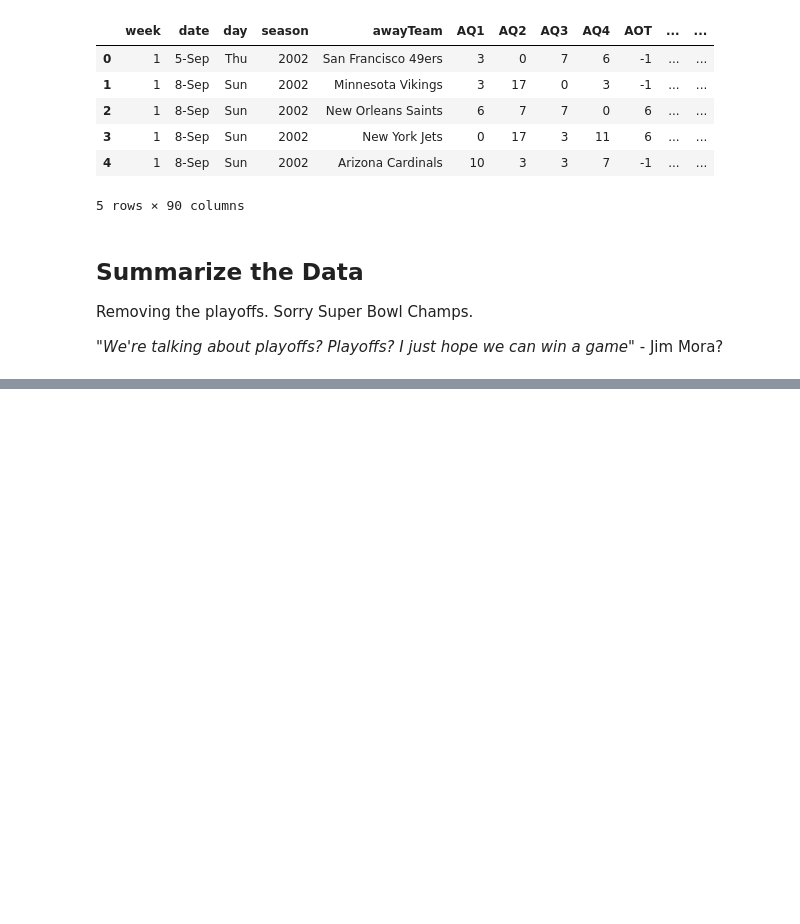
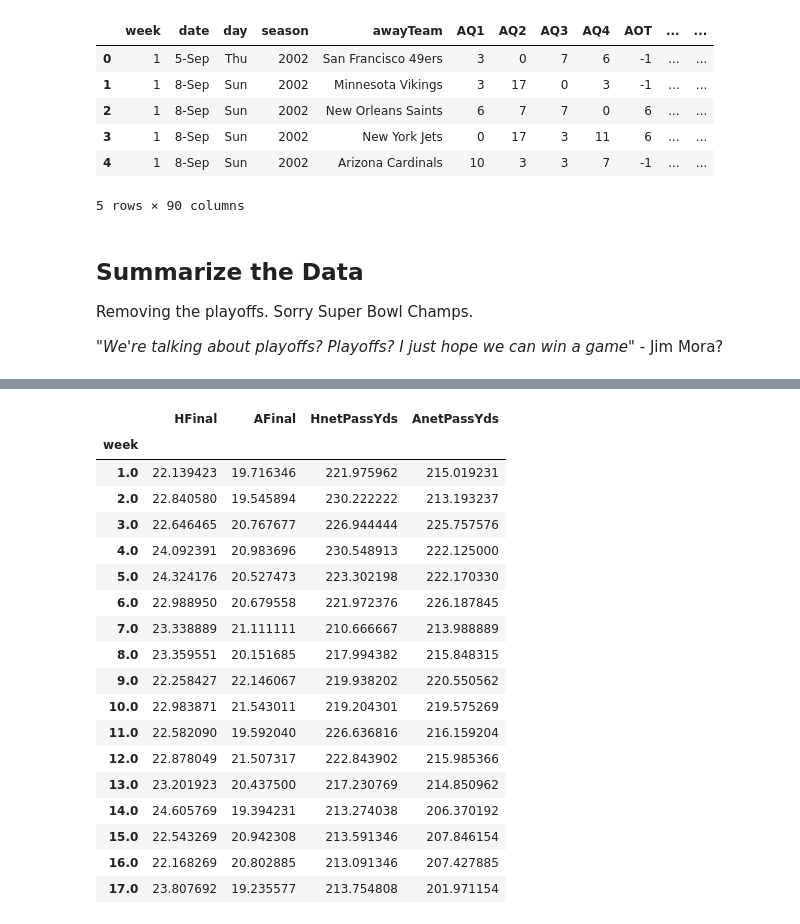
Before and after one commit to evandwh/ST554---Spring-2026---NCSU, a Jupyter notebook: Whitfield_ST554_HW4.ipynb, the cells around one changed output, grey strips where cells are left out. Cells and saved outputs as stored; diff of their text form; code cells hidden in the pictures; blank space fills up the shorter version.

```diff
--- a/Whitfield_ST554_HW4.ipynb
+++ b/Whitfield_ST554_HW4.ipynb
@@ -465,0 +506,4 @@ KeyError: 'False: boolean label can not be used without a boolean index'
+# %%
+vars = ["HFinal", "AFinal", "HnetPassYds", "AnetPassYds"]
+
+NFL_RS_data.groupby("season")[vars].mean()
@@ -465,0 +584,25 @@ KeyError: 'False: boolean label can not be used without a boolean index'
+# %%
+NFL_RS_data \
+  .groupby(["week"]) \
+   [vars] \
+   .mean()
+# %% [output]
+|  | HFinal | AFinal | HnetPassYds | AnetPassYds |
+| week |  |  |  |  |
+| 1.0 | 22.139423 | 19.716346 | 221.975962 | 215.019231 |
+| 2.0 | 22.840580 | 19.545894 | 230.222222 | 213.193237 |
+| 3.0 | 22.646465 | 20.767677 | 226.944444 | 225.757576 |
+| 4.0 | 24.092391 | 20.983696 | 230.548913 | 222.125000 |
+| 5.0 | 24.324176 | 20.527473 | 223.302198 | 222.170330 |
+| 6.0 | 22.988950 | 20.679558 | 221.972376 | 226.187845 |
+| 7.0 | 23.338889 | 21.111111 | 210.666667 | 213.988889 |
+| 8.0 | 23.359551 | 20.151685 | 217.994382 | 215.848315 |
+| 9.0 | 22.258427 | 22.146067 | 219.938202 | 220.550562 |
+| 10.0 | 22.983871 | 21.543011 | 219.204301 | 219.575269 |
+| 11.0 | 22.582090 | 19.592040 | 226.636816 | 216.159204 |
+| 12.0 | 22.878049 | 21.507317 | 222.843902 | 215.985366 |
+| 13.0 | 23.201923 | 20.437500 | 217.230769 | 214.850962 |
+| 14.0 | 24.605769 | 19.394231 | 213.274038 | 206.370192 |
+| 15.0 | 22.543269 | 20.942308 | 213.591346 | 207.846154 |
+| 16.0 | 22.168269 | 20.802885 | 213.091346 | 207.427885 |
+| 17.0 | 23.807692 | 19.235577 | 213.754808 | 201.971154 |
```
Also changed, not shown: parts of 8 cells of this notebook.
